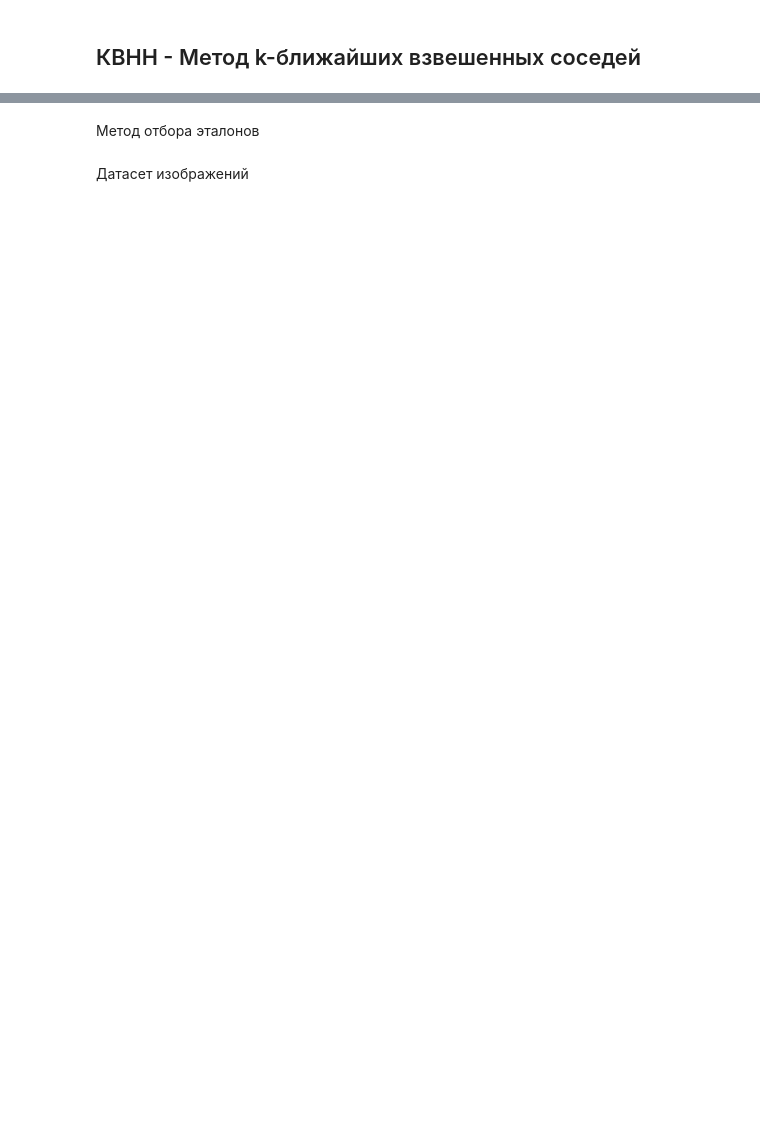
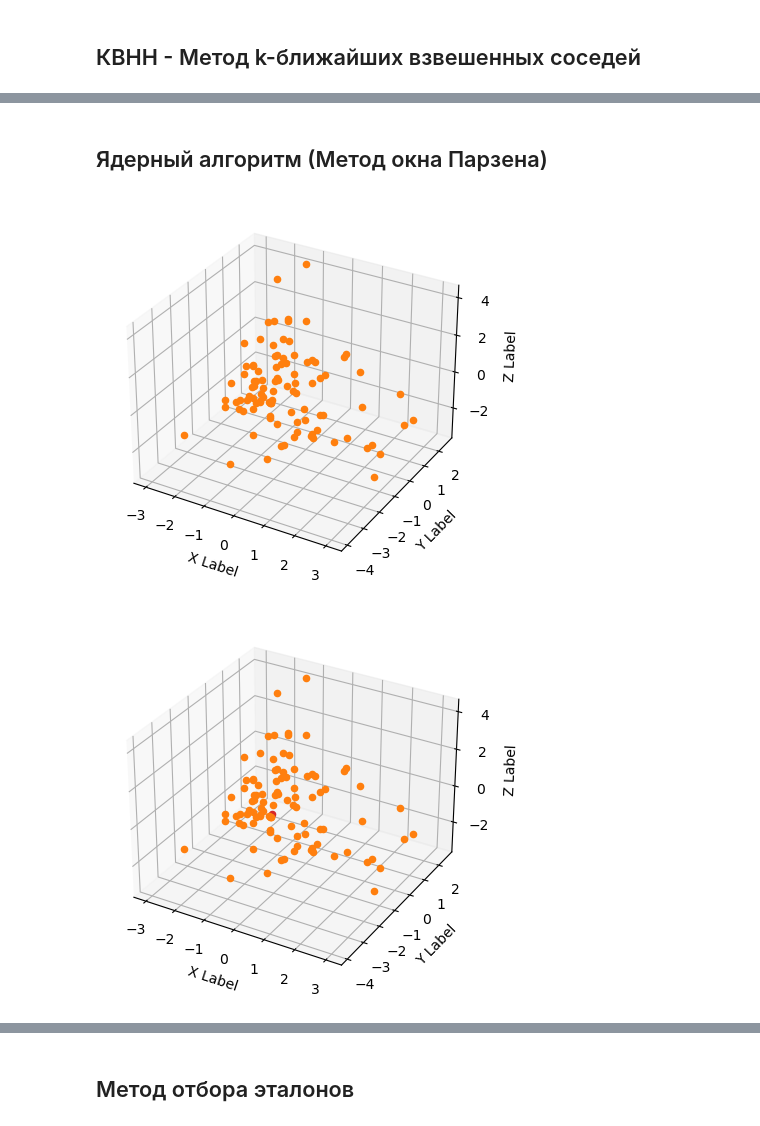
Before and after one commit to tainella/MAI, a Jupyter notebook: magistracy/1_AI/labs/sem2/lab1.ipynb, the cells around one changed output, grey strips where cells are left out. Drawn from its saved outputs; the diff is of its cells as text; code cells hidden in the pictures; blank space fills up the shorter version.

```diff
--- a/magistracy/1_AI/labs/sem2/lab1.ipynb
+++ b/magistracy/1_AI/labs/sem2/lab1.ipynb
@@ -74,0 +80,17 @@ plt.show()
+# %%
+def func(distance):
+    ret = np.ones_like(distance)
+    k = ret.shape[1]
+    for i in range(k):
+        ret[:, i] *= (k-i)/k
+    return ret
+# %%
+models = []
+for n_neighbors in range(1, 51):
+    model = KNeighborsClassifier(n_neighbors=n_neighbors, weights=func)
+    model.fit(X_train, Y_train)
+    models.append(model)
+# %%
+for i in range(5, 10):
+    predictions = models[i].predict(X_test)
+    plot_3d_results(X_test, predictions)
@@ -74,0 +103,15 @@ plt.show()
+# %% [markdown]
+## Ядерный алгоритм (Метод окна Парзена)
+# %%
+def K(distance, h=0.05):
+    ret = np.array(distance)/h
+    return (1 - ret**2) * (np.abs(ret) <= 1)
+# %%
+for i, h in enumerate([0.05, 0.1, 0.2, 0.5]):
+    model = KNeighborsClassifier(n_neighbors=len(X_train), weights=lambda x: K(x, h=h))
+    model.fit(X_train, Y_train)
+    predictions = model.predict(X_test)
+    plot_3d_results(X_test, predictions)
+# %% [output]
+[figure, added]
+[figure, added]
@@ -75,4 +120,2 @@ plt.show()
 # %% [markdown]
-Метод отбора эталонов
+## Метод отбора эталонов
-# %% [markdown]
-Датасет изображений
```
Also changed, not shown: parts of 14 cells of this notebook.
